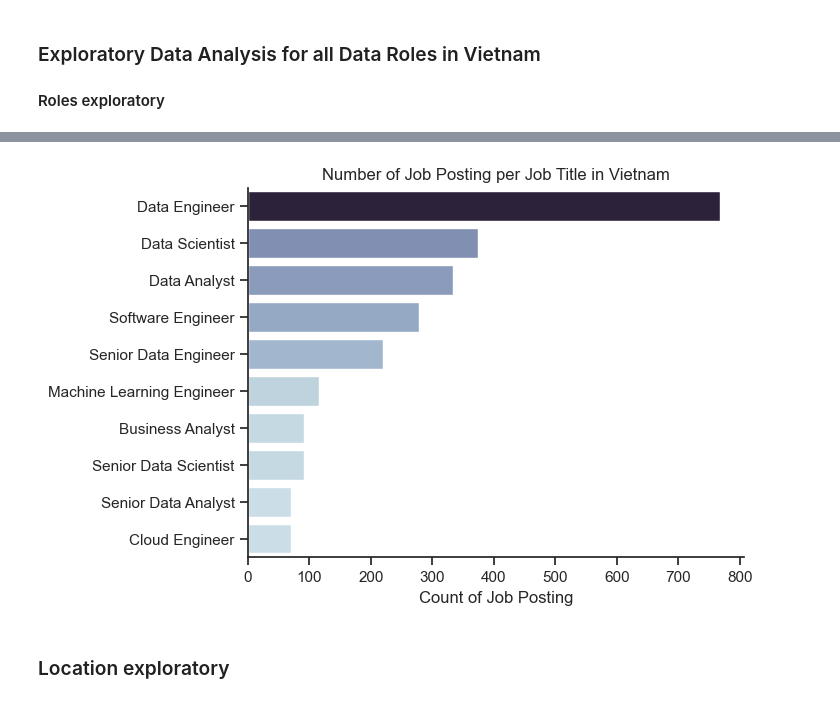
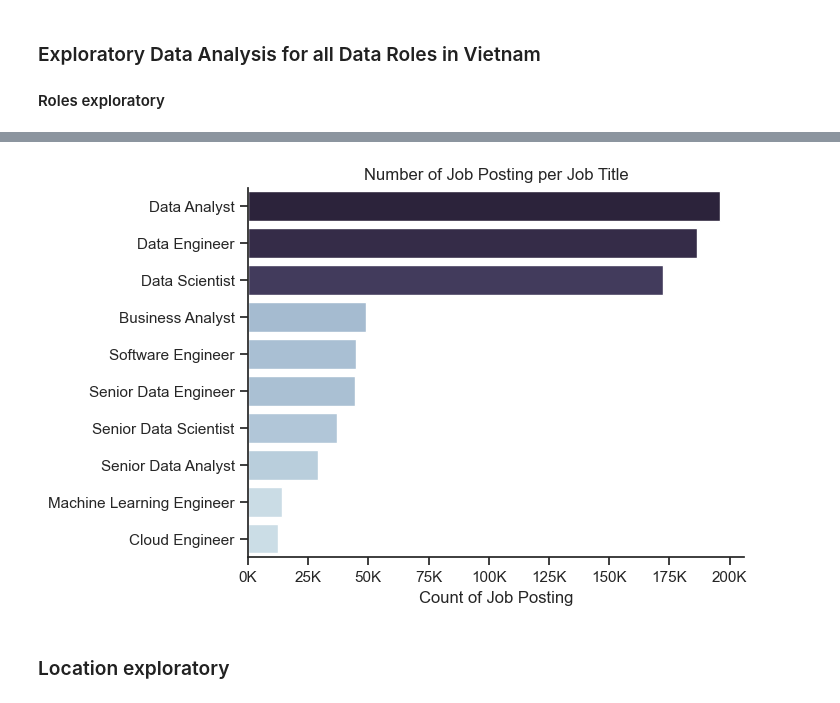
Before and after one commit to duyanvuong/python_data_project, a Jupyter notebook: 03_Projects/01_EDA_Intro.ipynb, the cells around one changed output, grey strips where cells are left out. Saved outputs shown, nothing was run; the diff lists cells and outputs as text; code cells hidden in the pictures.

```diff
--- a/03_Projects/01_EDA_Intro.ipynb
+++ b/03_Projects/01_EDA_Intro.ipynb
@@ -185,0 +167,3 @@ df_DA_vn
+# %%
+df_plot = df.copy()
+df_plot
@@ -186,23 +184,25 @@ df_DA_vn
 # %%
-df_roles_vn = df_DA_vn['job_title_short'].value_counts().to_frame().head(10)
+df_roles_vn = df_plot['job_title_short'].value_counts().to_frame().head(10)
+ax = plt.gca()
 
 # Plotting
 sns.barplot(
     data=df_roles_vn, x='count',
     y='job_title_short',
     hue='count',
     palette='ch:s=.25,rot=-.25',
     # palette='dark:c_r',
     legend=False,
 )
 sns.set_theme('notebook', style='ticks')
 sns.despine()
-plt.title('Number of Job Posting per Job Title in Vietnam')
+plt.title('Number of Job Posting per Job Title')
 plt.xlabel('Count of Job Posting')
 plt.ylabel('')
+ax.xaxis.set_major_formatter(plt.FuncFormatter(lambda x,pos: f"{int(x/1000)}K"))
 plt.show()
 # %% [output]
-[figure, old version]
+[figure, new version]
 # %% [markdown]
 ### Location exploratory
 # %%
```
Also changed, not shown: parts of 7 cells of this notebook.
